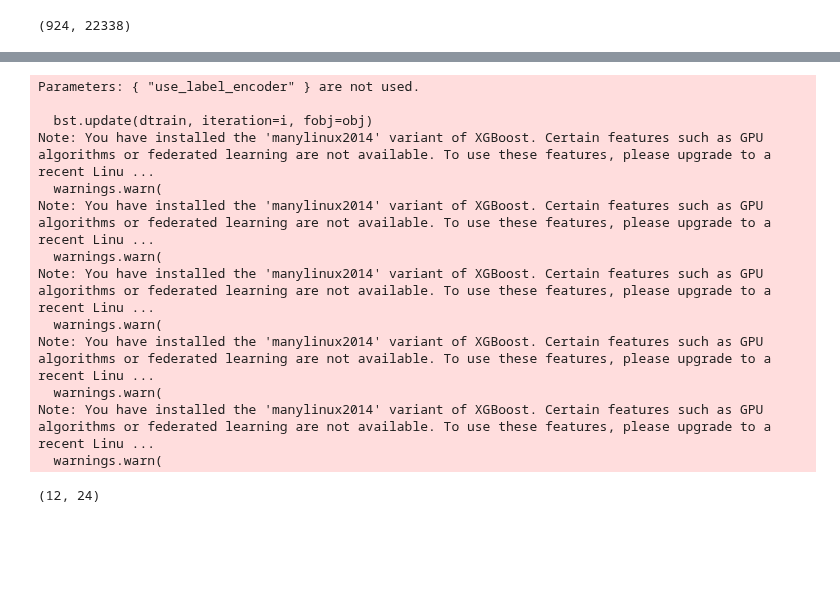
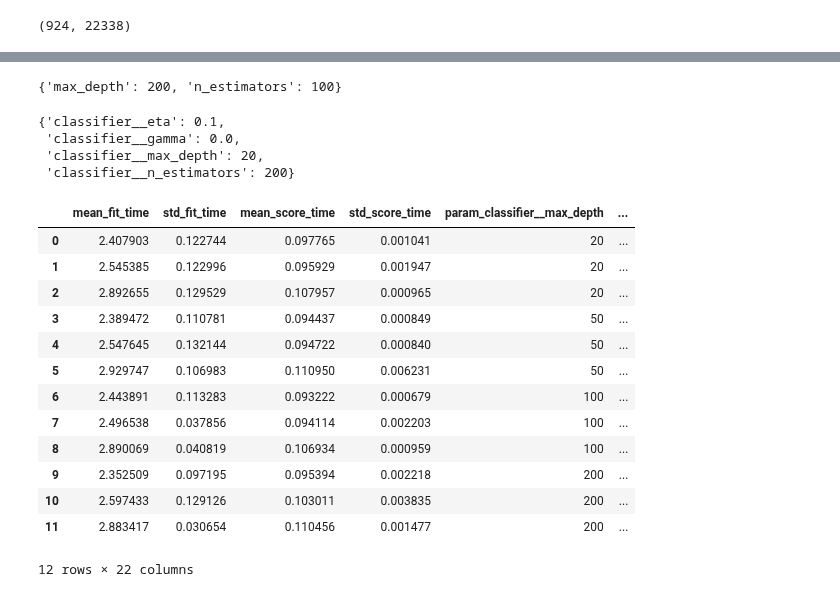
Before and after one commit to bio-info-guy/drug_sensitivity_mlpred, a Jupyter notebook: notebooks/DrugSensitivityML.ipynb, the cells around one changed output, grey strips where cells are left out. Cells and saved outputs as stored; diff of their text form; code cells hidden in the pictures; blank space fills up the shorter version.

Commit message:
updated function to allow flexible model selection, detailed file names and only ouput full cv metrics for best_param model

```diff
--- a/notebooks/DrugSensitivityML.ipynb
+++ b/notebooks/DrugSensitivityML.ipynb
@@ -168,30 +282,38 @@ def xgbc(drug, oversample = True):
      return grid_imba
 # %%
 starttime = time.time()
-grid_search = xgbc('BRD-A00100033-001-08-9::2.5::HTS',  oversample = True
+grid_search = skl_drug_model('BRD-A00100033-001-08-9::2.5::HTS',   oversample = True, model = RandomForestClassifier
 )
 endtime = time.time()
 # %% [output]
-Parameters: { "use_label_encoder" } are not used.
-
-  bst.update(dtrain, iteration=i, fobj=obj)
-Note: You have installed the 'manylinux2014' variant of XGBoost. Certain features such as GPU algorithms or federated learning are not available. To use these features, please upgrade to a recent Linu ...
-  warnings.warn(
-Note: You have installed the 'manylinux2014' variant of XGBoost. Certain features such as GPU algorithms or federated learning are not available. To use these features, please upgrade to a recent Linu ...
-  warnings.warn(
-Note: You have installed the 'manylinux2014' variant of XGBoost. Certain features such as GPU algorithms or federated learning are not available. To use these features, please upgrade to a recent Linu ...
-  warnings.warn(
-Note: You have installed the 'manylinux2014' variant of XGBoost. Certain features such as GPU algorithms or federated learning are not available. To use these features, please upgrade to a recent Linu ...
-  warnings.warn(
-Note: You have installed the 'manylinux2014' variant of XGBoost. Certain features such as GPU algorithms or federated learning are not available. To use these features, please upgrade to a recent Linu ...
-  warnings.warn(
+{'max_depth': 200, 'n_estimators': 100}
 # %%
 test_pipeline = make_pipeline(SMOTE(random_state=72),
                               XGBClassifier( n_jobs=10))
+# %%
+grid_search.best_params_
+# %% [output]
+{'classifier__eta': 0.1,
+ 'classifier__gamma': 0.0,
+ 'classifier__max_depth': 20,
+ 'classifier__n_estimators': 200}
 # %%
-pd.DataFrame(grid_search.cv_results_)[,5]
+pd.DataFrame(grid_search.cv_results_)
 # %% [output]
+|  | mean_fit_time | std_fit_time | mean_score_time | std_score_time | param_classifier__max_depth | ... |
+| 0 | 2.407903 | 0.122744 | 0.097765 | 0.001041 | 20 | ... |
+| 1 | 2.545385 | 0.122996 | 0.095929 | 0.001947 | 20 | ... |
+| 2 | 2.892655 | 0.129529 | 0.107957 | 0.000965 | 20 | ... |
+| 3 | 2.389472 | 0.110781 | 0.094437 | 0.000849 | 50 | ... |
+| 4 | 2.547645 | 0.132144 | 0.094722 | 0.000840 | 50 | ... |
+| 5 | 2.929747 | 0.106983 | 0.110950 | 0.006231 | 50 | ... |
+| 6 | 2.443891 | 0.113283 | 0.093222 | 0.000679 | 100 | ... |
+| 7 | 2.496538 | 0.037856 | 0.094114 | 0.002203 | 100 | ... |
+| 8 | 2.890069 | 0.040819 | 0.106934 | 0.000959 | 100 | ... |
+| 9 | 2.352509 | 0.097195 | 0.095394 | 0.002218 | 200 | ... |
+| 10 | 2.597433 | 0.129126 | 0.103011 | 0.003835 | 200 | ... |
+| 11 | 2.883417 | 0.030654 | 0.110456 | 0.001477 | 200 | ... |
-(12, 24)
+12 rows × 22 columns
 # %%
 starttime = time.time()
 xgbc('BRD-A00100033-001-08-9::2.5::HTS'
```
Also changed, not shown: parts of 7 cells of this notebook, 1 other file.
